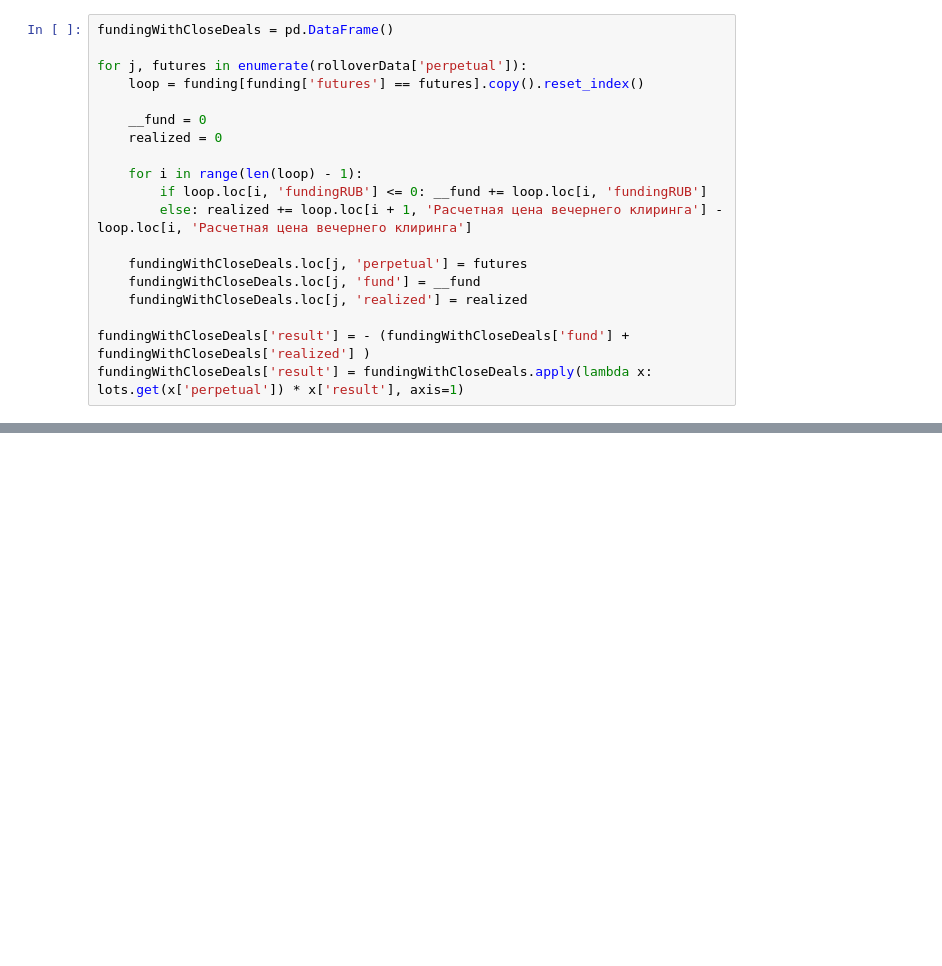
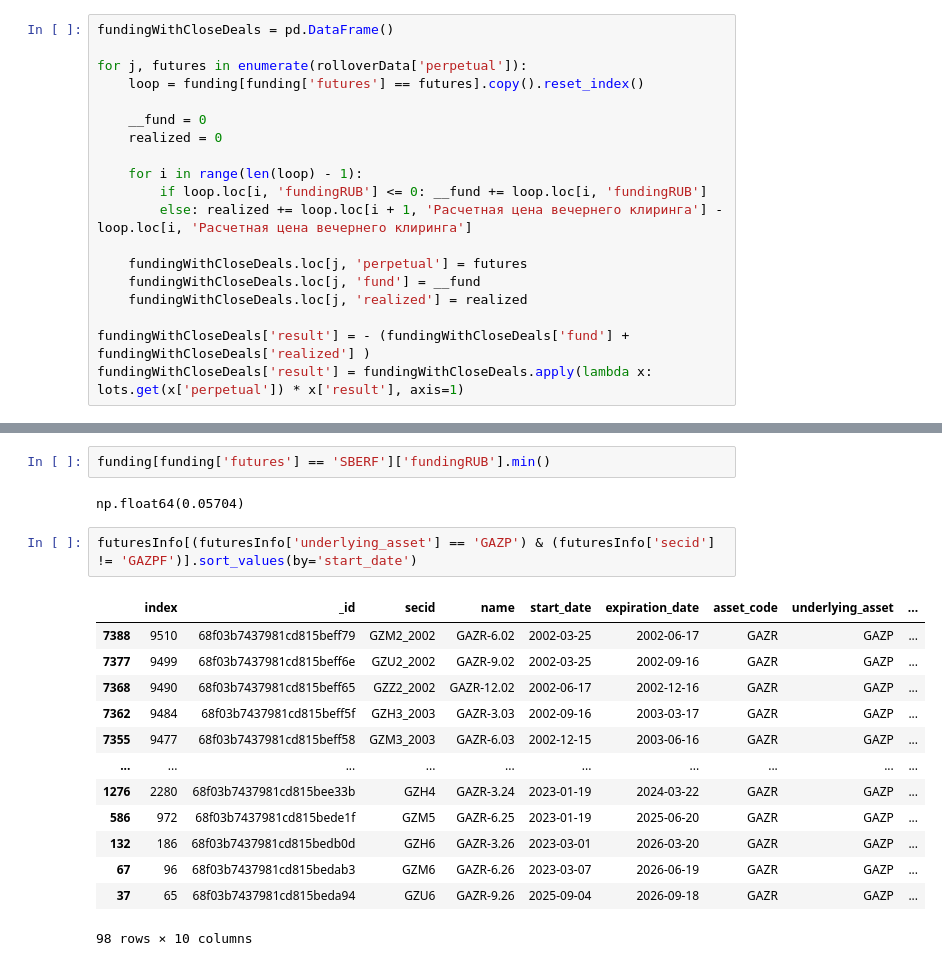
Before and after one commit to valkhodzhaev/RanepaLab, a Jupyter notebook: notebooks/perpetualFutures.ipynb, the cells around one changed output, grey strips where cells are left out. Drawn from its saved outputs; the diff is of its cells as text; blank space fills up the shorter version.

```diff
--- a/notebooks/perpetualFutures.ipynb
+++ b/notebooks/perpetualFutures.ipynb
@@ -228,0 +296,20 @@ fundingWithCloseDeals
+# %%
+funding[funding['futures'] == 'SBERF']['fundingRUB'].min()
+# %% [output]
+np.float64(0.05704)
+# %%
+futuresInfo[(futuresInfo['underlying_asset'] == 'GAZP') & (futuresInfo['secid'] != 'GAZPF')].sort_values(by='start_date')
+# %% [output]
+|  | index | _id | secid | name | start_date | expiration_date | asset_code | underlying_asset | ... |
+| 7388 | 9510 | 68f03b7437981cd815beff79 | GZM2_2002 | GAZR-6.02 | 2002-03-25 | 2002-06-17 | GAZR | GAZP | ... |
+| 7377 | 9499 | 68f03b7437981cd815beff6e | GZU2_2002 | GAZR-9.02 | 2002-03-25 | 2002-09-16 | GAZR | GAZP | ... |
+| 7368 | 9490 | 68f03b7437981cd815beff65 | GZZ2_2002 | GAZR-12.02 | 2002-06-17 | 2002-12-16 | GAZR | GAZP | ... |
+| 7362 | 9484 | 68f03b7437981cd815beff5f | GZH3_2003 | GAZR-3.03 | 2002-09-16 | 2003-03-17 | GAZR | GAZP | ... |
+| 7355 | 9477 | 68f03b7437981cd815beff58 | GZM3_2003 | GAZR-6.03 | 2002-12-15 | 2003-06-16 | GAZR | GAZP | ... |
+| ... | ... | ... | ... | ... | ... | ... | ... | ... | ... |
+| 1276 | 2280 | 68f03b7437981cd815bee33b | GZH4 | GAZR-3.24 | 2023-01-19 | 2024-03-22 | GAZR | GAZP | ... |
+| 586 | 972 | 68f03b7437981cd815bede1f | GZM5 | GAZR-6.25 | 2023-01-19 | 2025-06-20 | GAZR | GAZP | ... |
+| 132 | 186 | 68f03b7437981cd815bedb0d | GZH6 | GAZR-3.26 | 2023-03-01 | 2026-03-20 | GAZR | GAZP | ... |
+| 67 | 96 | 68f03b7437981cd815bedab3 | GZM6 | GAZR-6.26 | 2023-03-07 | 2026-06-19 | GAZR | GAZP | ... |
+| 37 | 65 | 68f03b7437981cd815beda94 | GZU6 | GAZR-9.26 | 2025-09-04 | 2026-09-18 | GAZR | GAZP | ... |
+98 rows × 10 columns
```
Also changed, not shown: parts of 8 cells of this notebook, 4 other files.
